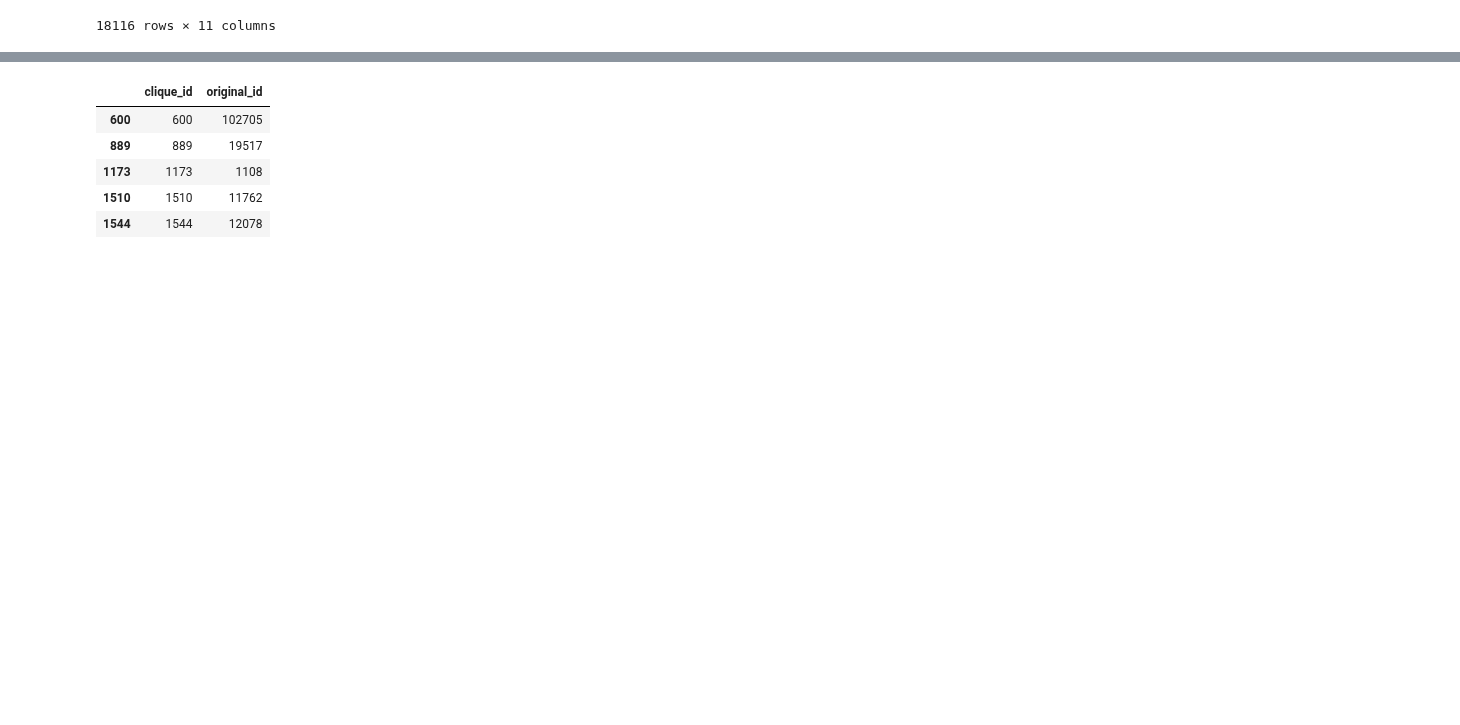
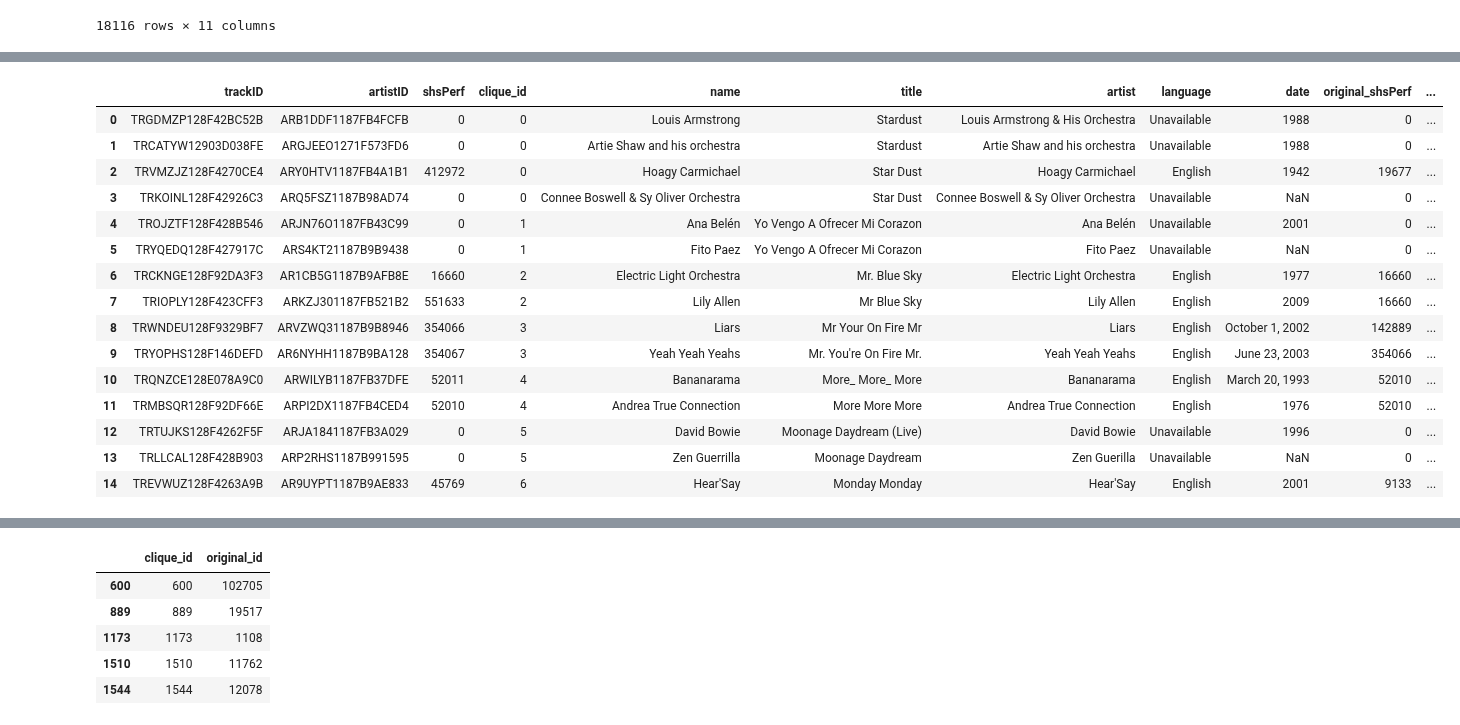
Before and after one commit to padesplaces/ada2017, a Jupyter notebook: project/Project Notebook.ipynb, the cells around one changed output, grey strips where cells are left out. Saved outputs shown, nothing was run; the diff lists cells and outputs as text; code cells hidden in the pictures; blank space fills up the shorter version.

Commit message:
Covers with Country + Genres (covers_COMPLETE.p)

```diff
--- a/project/Project Notebook.ipynb
+++ b/project/Project Notebook.ipynb
@@ -752,0 +733,3 @@ len(covers.clique_id.unique())
+# %%
+#Load the artist location
+artist_location=pickle.load(open("data/artists_location.p","rb"))
@@ -752,0 +745,4 @@ len(covers.clique_id.unique())
+# %%
+covers=covers.merge(artist_location,how='left',left_on='name',right_on='name')
+# %%
+genres=pickle.load(open("data/genres_shs.p","rb"))
@@ -752,0 +759,21 @@ len(covers.clique_id.unique())
+# %%
+covers=covers.merge(genres[['genre']],how='left',left_on='trackID',right_index=True)
+# %%
+covers.head(15)
+# %% [output]
+|  | trackID | artistID | shsPerf | clique_id | name | title | artist | language | date | original_shsPerf | ... |
+| 0 | TRGDMZP128F42BC52B | ARB1DDF1187FB4FCFB | 0 | 0 | Louis Armstrong | Stardust | Louis Armstrong & His Orchestra | Unavailable | 1988 | 0 | ... |
+| 1 | TRCATYW12903D038FE | ARGJEEO1271F573FD6 | 0 | 0 | Artie Shaw and his orchestra | Stardust | Artie Shaw and his orchestra | Unavailable | 1988 | 0 | ... |
+| 2 | TRVMZJZ128F4270CE4 | ARY0HTV1187FB4A1B1 | 412972 | 0 | Hoagy Carmichael | Star Dust | Hoagy Carmichael | English | 1942 | 19677 | ... |
+| 3 | TRKOINL128F42926C3 | ARQ5FSZ1187B98AD74 | 0 | 0 | Connee Boswell & Sy Oliver Orchestra | Star Dust | Connee Boswell & Sy Oliver Orchestra | Unavailable | NaN | 0 | ... |
+| 4 | TROJZTF128F428B546 | ARJN76O1187FB43C99 | 0 | 1 | Ana Belén | Yo Vengo A Ofrecer Mi Corazon | Ana Belén | Unavailable | 2001 | 0 | ... |
+| 5 | TRYQEDQ128F427917C | ARS4KT21187B9B9438 | 0 | 1 | Fito Paez | Yo Vengo A Ofrecer Mi Corazon | Fito Paez | Unavailable | NaN | 0 | ... |
+| 6 | TRCKNGE128F92DA3F3 | AR1CB5G1187B9AFB8E | 16660 | 2 | Electric Light Orchestra | Mr. Blue Sky | Electric Light Orchestra | English | 1977 | 16660 | ... |
+| 7 | TRIOPLY128F423CFF3 | ARKZJ301187FB521B2 | 551633 | 2 | Lily Allen | Mr Blue Sky | Lily Allen | English | 2009 | 16660 | ... |
+| 8 | TRWNDEU128F9329BF7 | ARVZWQ31187B9B8946 | 354066 | 3 | Liars | Mr Your On Fire Mr | Liars | English | October 1, 2002 | 142889 | ... |
+| 9 | TRYOPHS128F146DEFD | AR6NYHH1187B9BA128 | 354067 | 3 | Yeah Yeah Yeahs | Mr. You're On Fire Mr. | Yeah Yeah Yeahs | English | June 23, 2003 | 354066 | ... |
+| 10 | TRQNZCE128E078A9C0 | ARWILYB1187FB37DFE | 52011 | 4 | Bananarama | More_ More_ More | Bananarama | English | March 20, 1993 | 52010 | ... |
+| 11 | TRMBSQR128F92DF66E | ARPI2DX1187FB4CED4 | 52010 | 4 | Andrea True Connection | More More More | Andrea True Connection | English | 1976 | 52010 | ... |
+| 12 | TRTUJKS128F4262F5F | ARJA1841187FB3A029 | 0 | 5 | David Bowie | Moonage Daydream (Live) | David Bowie | Unavailable | 1996 | 0 | ... |
+| 13 | TRLLCAL128F428B903 | ARP2RHS1187B991595 | 0 | 5 | Zen Guerrilla | Moonage Daydream | Zen Guerilla | Unavailable | NaN | 0 | ... |
+| 14 | TREVWUZ128F4263A9B | AR9UYPT1187B9AE833 | 45769 | 6 | Hear'Say | Monday Monday | Hear'Say | English | 2001 | 9133 | ... |
```
Also changed, not shown: parts of 11 cells of this notebook, 3 other files.
